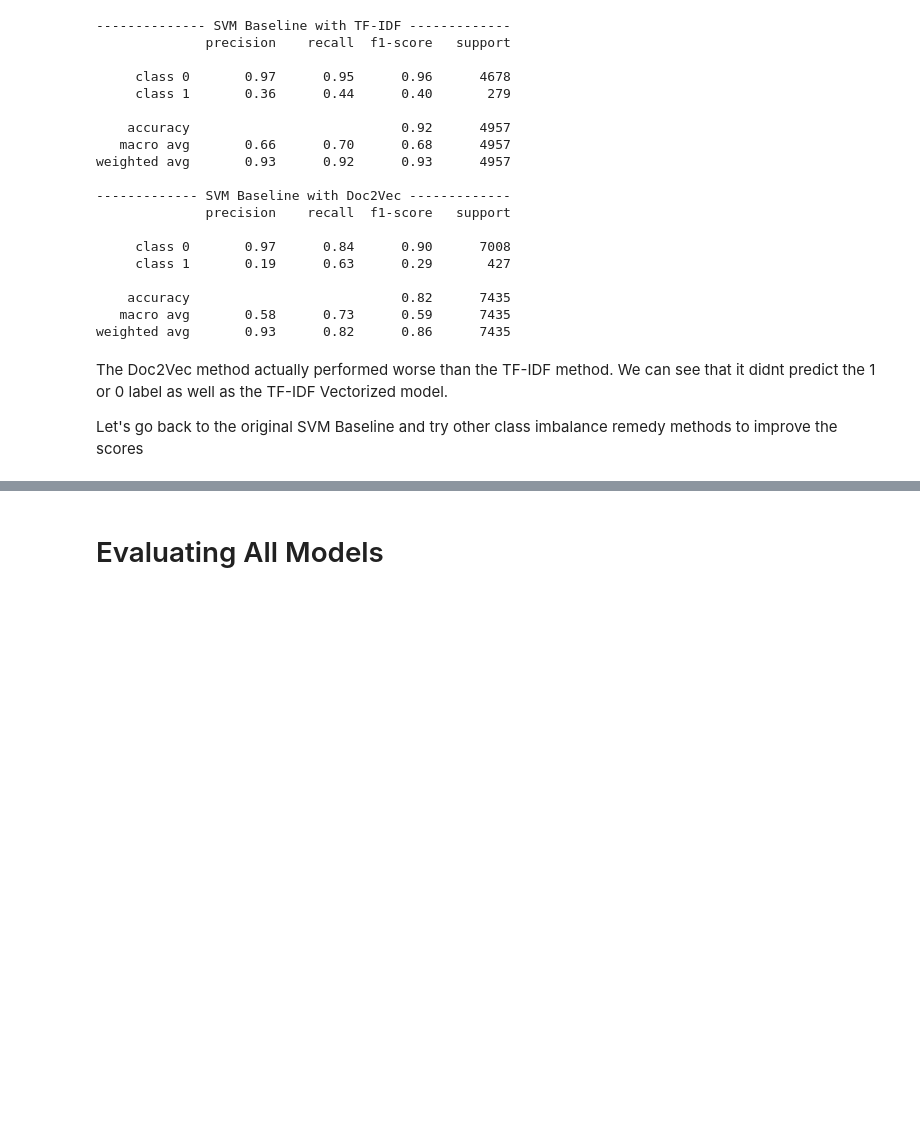
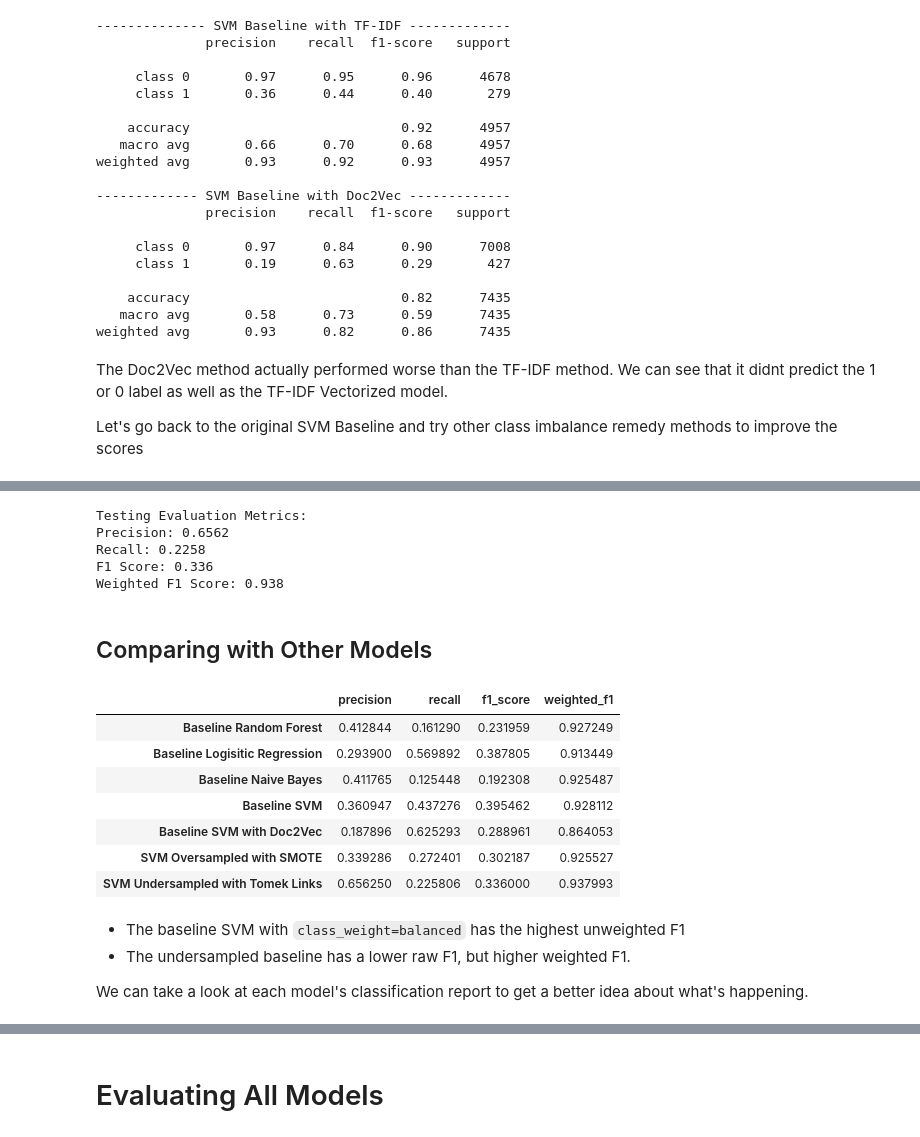
Before and after one commit to sidneykung/twitter_hate_speech_detection, a Jupyter notebook: final_notebook.ipynb, the cells around one changed output, grey strips where cells are left out. Drawn from its saved outputs; the diff is of its cells as text; code cells hidden in the pictures; blank space fills up the shorter version.

```diff
--- a/final_notebook.ipynb
+++ b/final_notebook.ipynb
@@ -518,0 +575,2 @@ Let's go back to the original SVM Baseline and try other class imbalance remedy
+# %%
+tomek_SVM = svm.SVC(C=1.0, kernel='linear', degree=3, gamma='auto', random_state=15)
@@ -518,0 +579,4 @@ Let's go back to the original SVM Baseline and try other class imbalance remedy
+# %%
+%%time
+tomek_SVM.fit(tomek_X_train, tomek_y_train)
+tomek_logreg_test_preds = tomek_SVM.predict(tfidf_data_test)
@@ -518,0 +586,34 @@ Let's go back to the original SVM Baseline and try other class imbalance remedy
+# %%
+tomek_precision = precision_score(y_test, tomek_logreg_test_preds)
+tomek_recall = recall_score(y_test, tomek_logreg_test_preds)
+tomek_f1_score = f1_score(y_test, tomek_logreg_test_preds)
+tomek_weighted_f1_score = f1_score(y_test, tomek_logreg_test_preds, average='weighted')
+# %%
+evaluation(tomek_precision, tomek_recall, tomek_f1_score, tomek_weighted_f1_score)
+# %% [output]
+Testing Evaluation Metrics:
+Precision: 0.6562
+Recall: 0.2258
+F1 Score: 0.336
+Weighted F1 Score: 0.938
+# %%
+# adding these metrics to evaluation metric dict
+metric_dict['SVM Undersampled with Tomek Links'] = {'precision': tomek_precision, 'recall': tomek_recall, 'f1_score': tomek_f1_score, 'weighted_f1': tomek_weighted_f1_score}
+# %% [markdown]
+## Comparing with Other Models
+# %%
+pd.DataFrame.from_dict(metric_dict, orient='index')
+# %% [output]
+|  | precision | recall | f1_score | weighted_f1 |
+| Baseline Random Forest | 0.412844 | 0.161290 | 0.231959 | 0.927249 |
+| Baseline Logisitic Regression | 0.293900 | 0.569892 | 0.387805 | 0.913449 |
+| Baseline Naive Bayes | 0.411765 | 0.125448 | 0.192308 | 0.925487 |
+| Baseline SVM | 0.360947 | 0.437276 | 0.395462 | 0.928112 |
+| Baseline SVM with Doc2Vec | 0.187896 | 0.625293 | 0.288961 | 0.864053 |
+| SVM Oversampled with SMOTE | 0.339286 | 0.272401 | 0.302187 | 0.925527 |
+| SVM Undersampled with Tomek Links | 0.656250 | 0.225806 | 0.336000 | 0.937993 |
+# %% [markdown]
+- The baseline SVM with `class_weight=balanced` has the highest unweighted F1
+- The undersampled baseline has a lower raw F1, but higher weighted F1.
+
+We can take a look at each model's classification report to get a better idea about what's happening.
```
Also changed, not shown: parts of 47 cells of this notebook.
